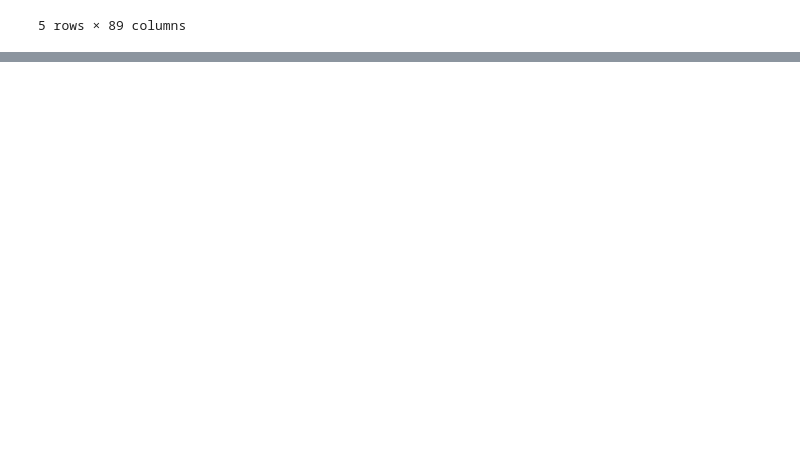
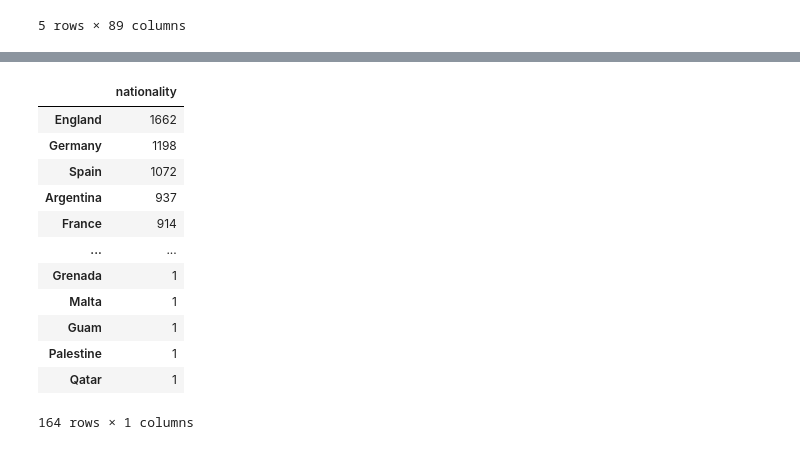
Before and after one commit to flavianacif/DSWP, a Jupyter notebook: 2020_10_09_Exercicio9_FIFA.ipynb, the cells around one changed output, grey strips where cells are left out. Cells and saved outputs as stored; diff of their text form; code cells hidden in the pictures; blank space fills up the shorter version.

```diff
--- a/2020_10_09_Exercicio9_FIFA.ipynb
+++ b/2020_10_09_Exercicio9_FIFA.ipynb
@@ -16,0 +81,16 @@ df_fifa.head()
+# %%
+pd.DataFrame(df_fifa_copy.loc[:,'nationality'].value_counts()) ##Questão 6 - outra forma
+# %% [output]
+|  | nationality |
+| England | 1662 |
+| Germany | 1198 |
+| Spain | 1072 |
+| Argentina | 937 |
+| France | 914 |
+| ... | ... |
+| Grenada | 1 |
+| Malta | 1 |
+| Guam | 1 |
+| Palestine | 1 |
+| Qatar | 1 |
+164 rows × 1 columns
```
Also changed, not shown: parts of 22 cells of this notebook.
